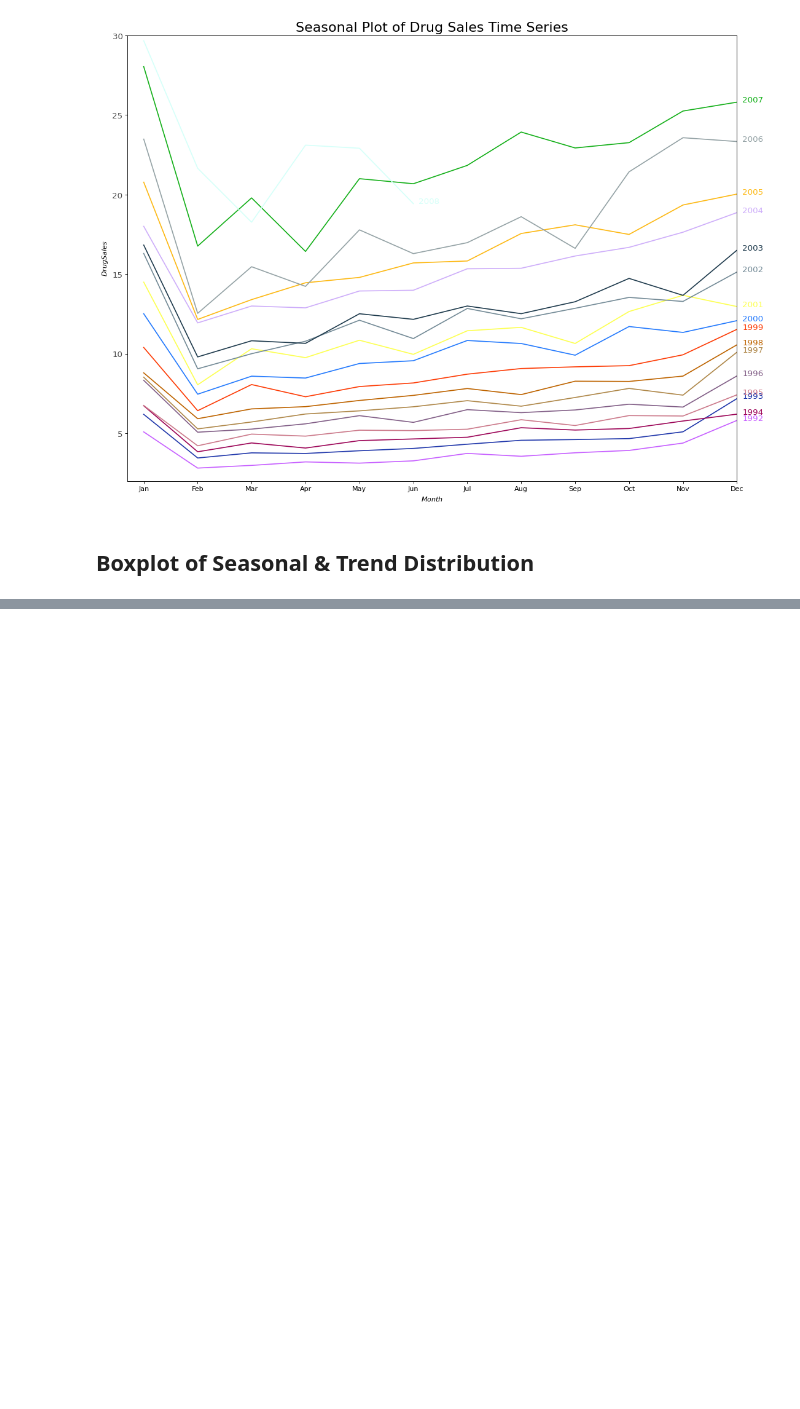
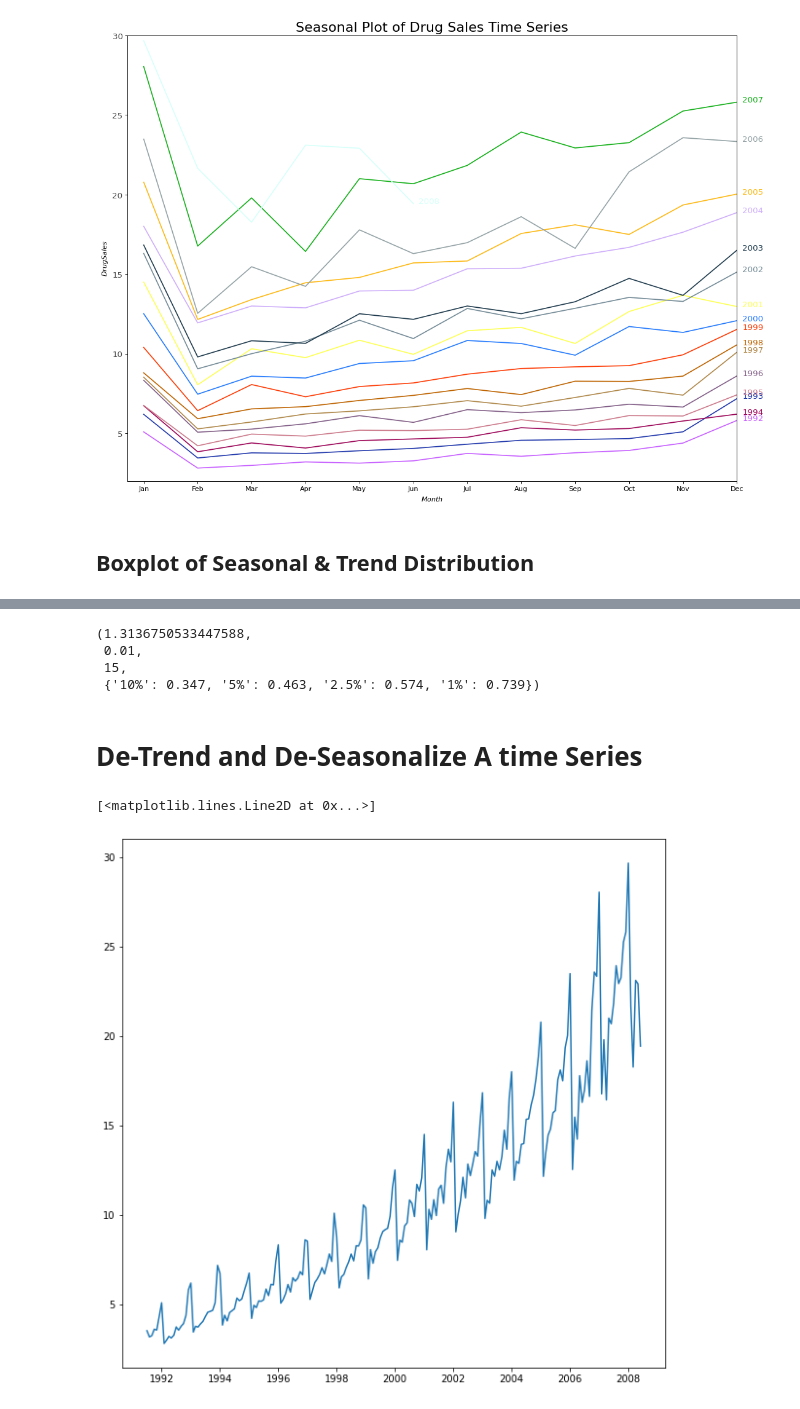
Before and after one commit to fisherra/tsa_tools, a Jupyter notebook: tsa_walkthrough.ipynb, the cells around one changed output, grey strips where cells are left out. Saved outputs shown, nothing was run; the diff lists cells and outputs as text; code cells hidden in the pictures; blank space fills up the shorter version.

```diff
--- a/tsa_walkthrough.ipynb
+++ b/tsa_walkthrough.ipynb
@@ -77,0 +154,21 @@ NameError: name 'sns' is not defined
+# %%
+# KPSS test for trend stationarity
+# H_o: trend is stationary, H_a: ow
+result = kpss(df.value.values, regression='c')
+result # returns test statistic, p-val, lags used, critical vals
+# %% [output]
+(1.3136750533447588,
+ 0.01,
+ 15,
+ {'10%': 0.347, '5%': 0.463, '2.5%': 0.574, '1%': 0.739})
+# %% [markdown]
+# De-Trend and De-Seasonalize A time Series
+# %%
+from statsmodels.tsa.seasonal import seasonal_decompose
+
+# original time series
+df = pd.read_csv('https://raw.githubusercontent.com/selva86/datasets/master/a10.csv', parse_dates=['date'], index_col='date')
+plt.plot(df)
+# %% [output]
+[<matplotlib.lines.Line2D at 0x...>]
+[figure, added]
```
Also changed, not shown: parts of 15 cells of this notebook.
